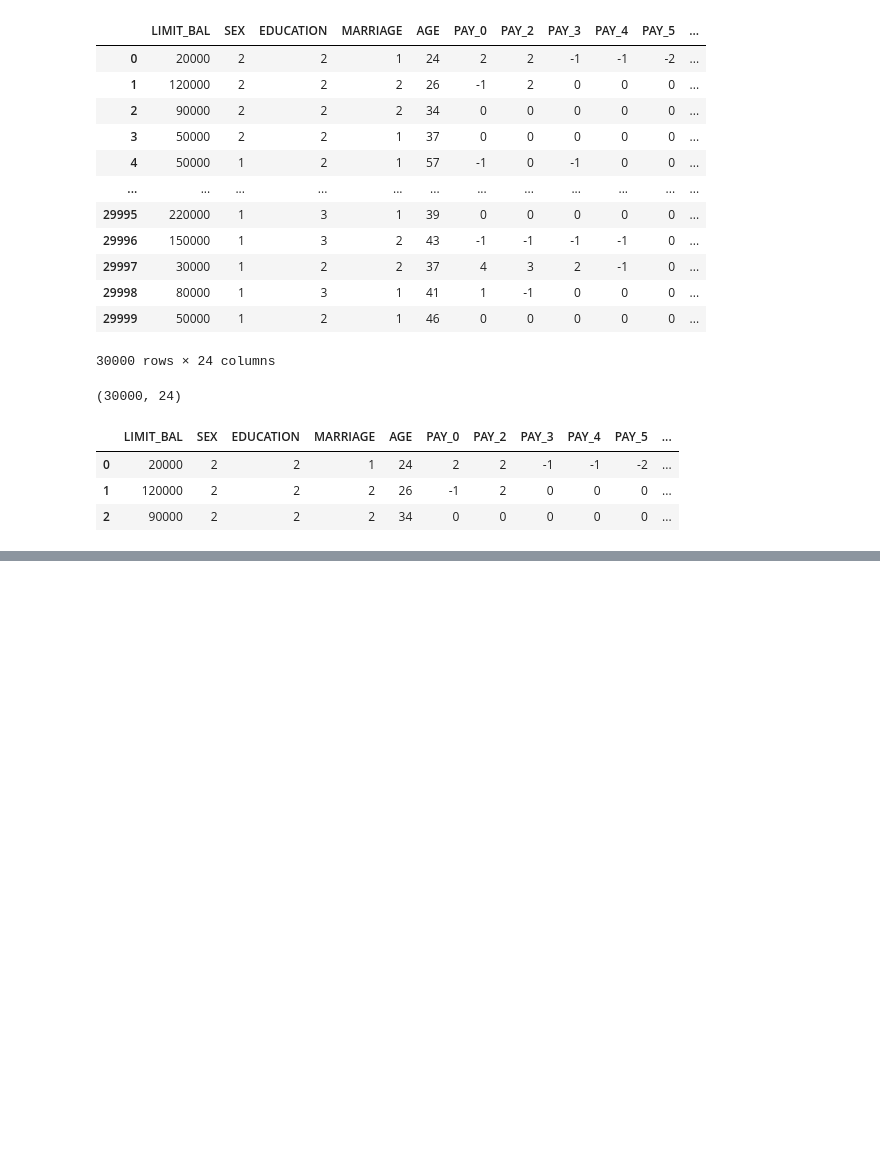
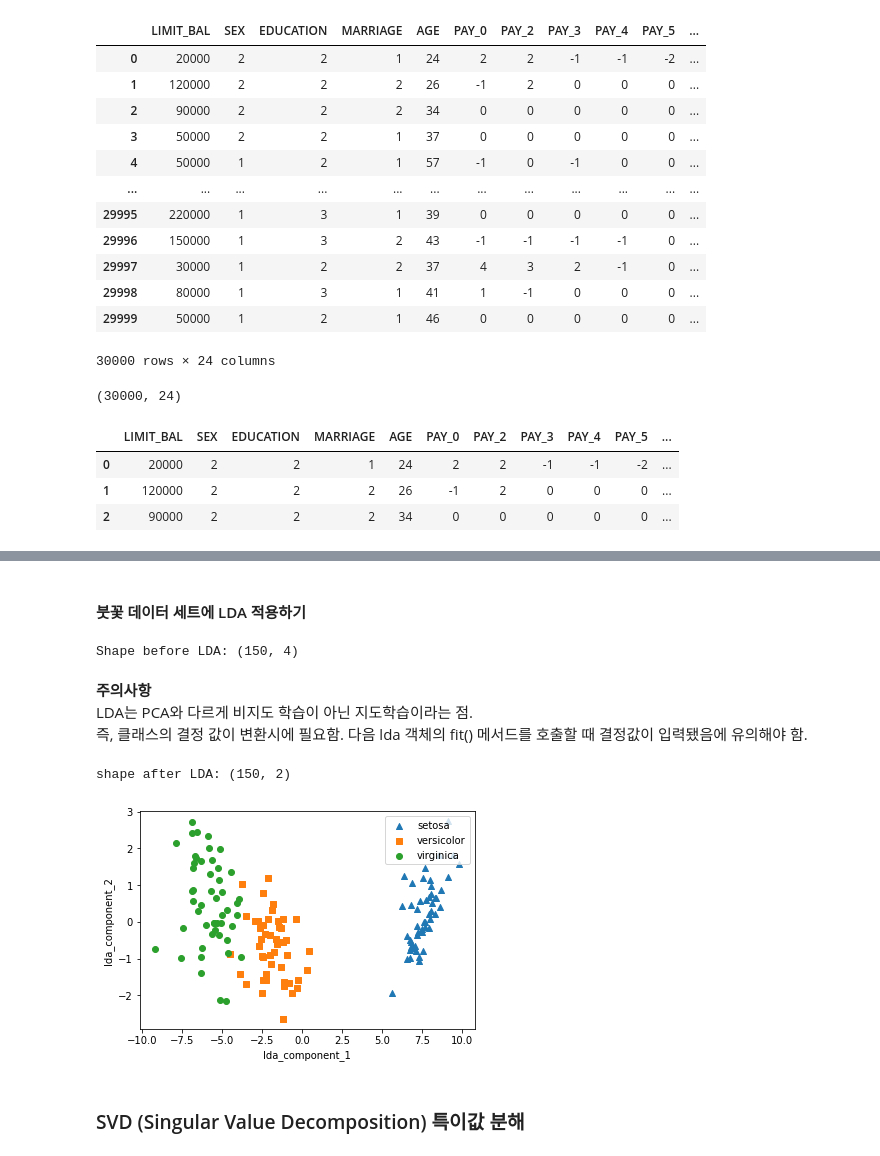
Before and after one commit to johyunkang/python-ml-guide, a Jupyter notebook: python_ml_perfect_guide_06_dimension_reduction.ipynb, the cells around one changed output, grey strips where cells are left out. Drawn from its saved outputs; the diff is of its cells as text; code cells hidden in the pictures; blank space fills up the shorter version.

```diff
--- a/python_ml_perfect_guide_06_dimension_reduction.ipynb
+++ b/python_ml_perfect_guide_06_dimension_reduction.ipynb
@@ -200,0 +294,50 @@ df.head(3)
+# %% [markdown]
+#### 붓꽃 데이터 세트에 LDA 적용하기
+# %%
+from sklearn.discriminant_analysis import LinearDiscriminantAnalysis
+from sklearn.preprocessing import StandardScaler
+from sklearn.datasets import load_iris
+
+iris = load_iris()
+iris_scaled = StandardScaler().fit_transform(iris.data)
+print('Shape before LDA:', iris_scaled.shape)
+# %% [output]
+Shape before LDA: (150, 4)
+# %% [markdown]
+**주의사항**
+LDA는 PCA와 다르게 비지도 학습이 아닌 지도학습이라는 점.
+즉, 클래스의 결정 값이 변환시에 필요함. 다음 lda 객체의 fit() 메서드를 호출할 때 결정값이 입력됐음에 유의해야 함.
+# %%
+lda = LinearDiscriminantAnalysis(n_components=2)
+lda.fit(iris_scaled, iris.target) # iris.target 이 fit()에 들어감
+iris_lda =  lda.transform(iris_scaled)
+print('shape after LDA:', iris_lda.shape)
+# %% [output]
+shape after LDA: (150, 2)
+# %%
+import pandas as pd
+from matplotlib import pyplot as plt
+%matplotlib inline
+
+lda_columns = ['lda_component_1', 'lda_component_2']
+irisdf_lda = pd.DataFrame(iris_lda, columns=lda_columns)
+irisdf_lda['target'] = iris.target
+
+# setosa=세모, versicolor=네모, virginica=동그라미
+markers = ['^', 's', 'o']
+
+# setosa 의 target 값은 0, versicolor = 1, virginica = 2. 각 target 값 별로 다른 모양으로 산점도 표시
+for i, marker in enumerate(markers) :
+    x_axis_data = irisdf_lda[irisdf_lda['target'] == i]['lda_component_1']
+    y_axis_data = irisdf_lda[irisdf_lda['target'] == i]['lda_component_2']
+
+    plt.scatter(x_axis_data, y_axis_data, marker=marker, label=iris.target_names[i])
+
+plt.legend(loc='upper right')
+plt.xlabel('lda_component_1')
+plt.ylabel('lda_component_2')
+plt.show()
+# %% [output]
+[figure, added]
+# %% [markdown]
+### SVD (Singular Value Decomposition) 특이값 분해
```
Also changed, not shown: parts of 12 cells of this notebook.
